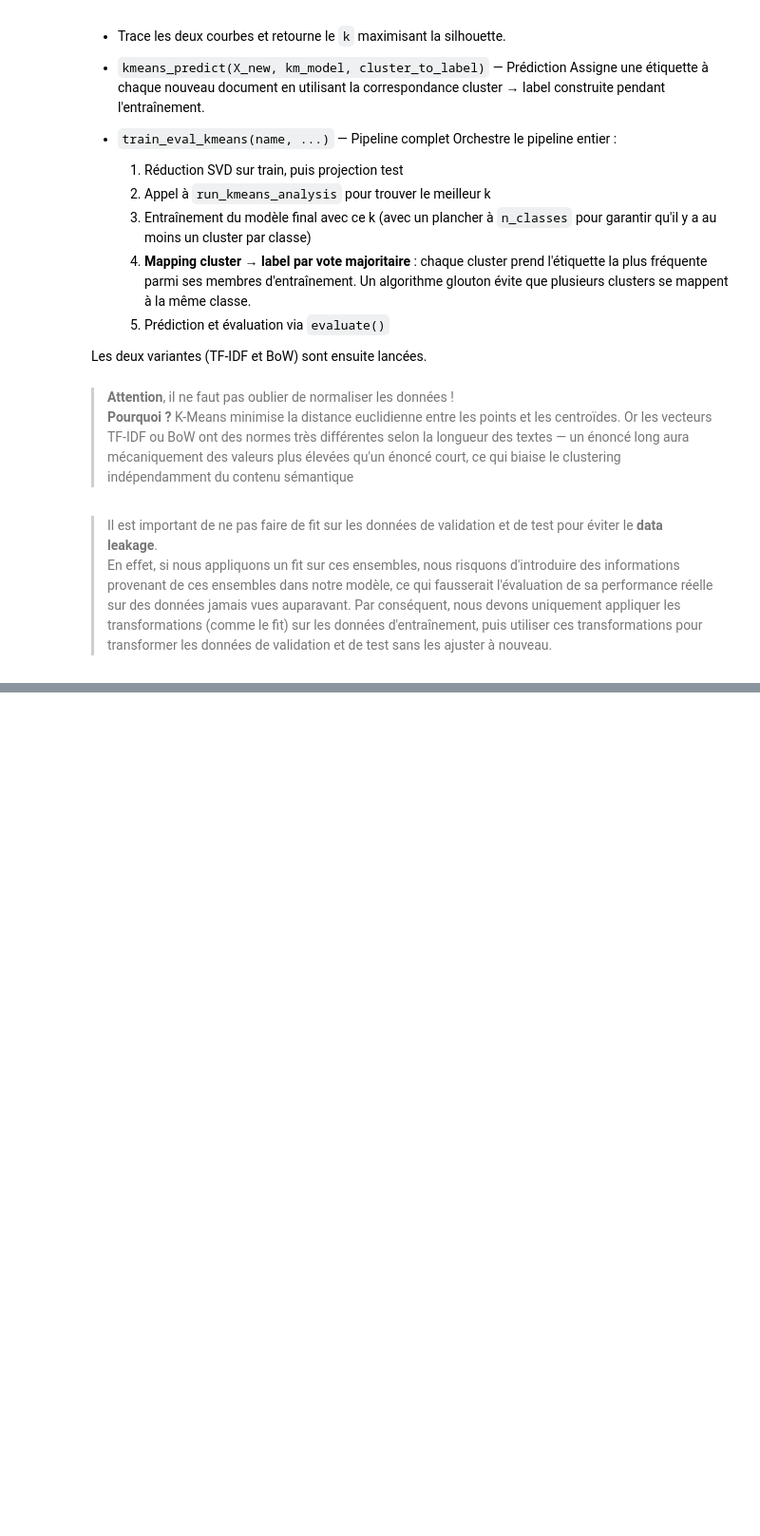
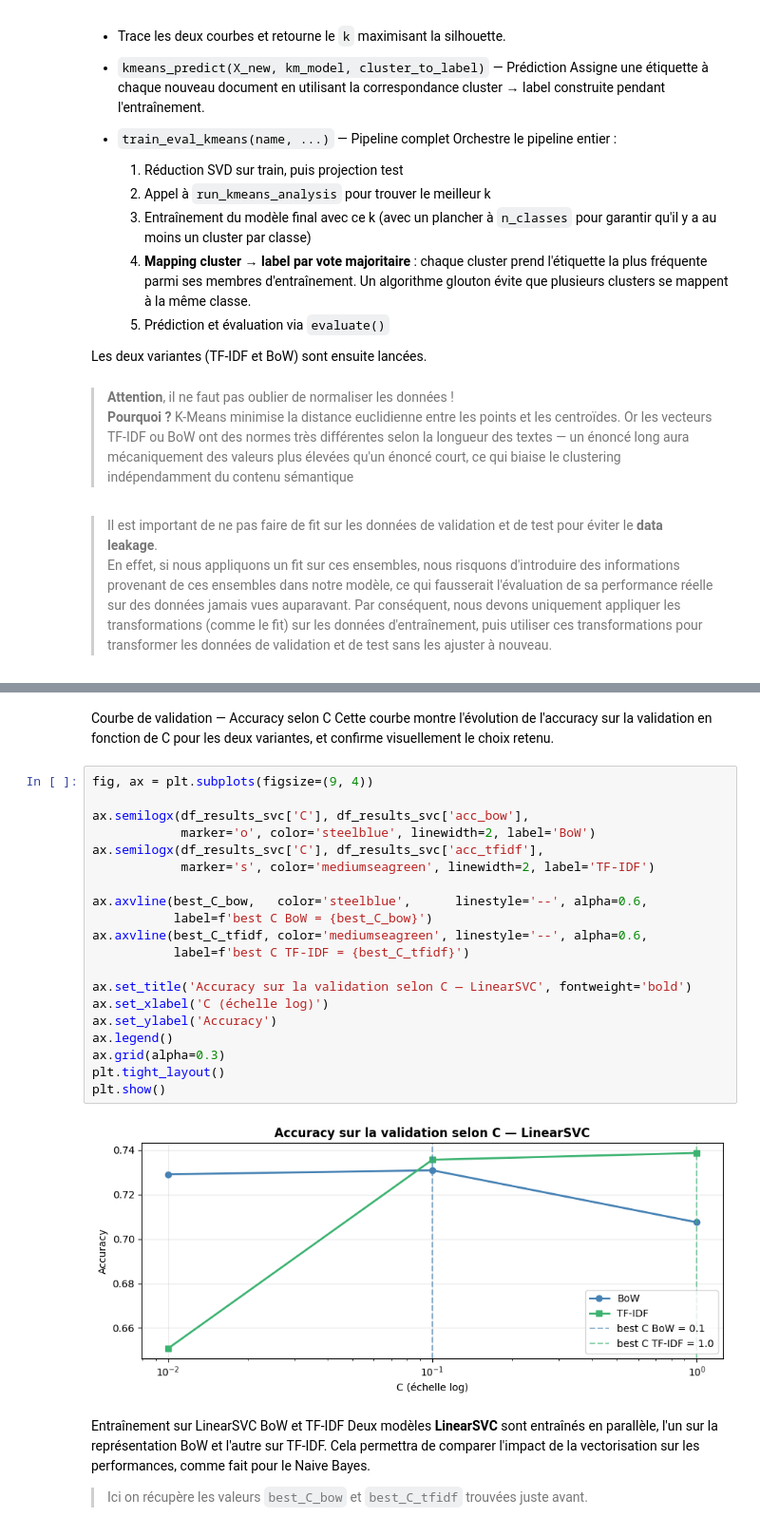
Before and after one commit to cypnet/Analyse-de-conversations-sur-la-sant-mentale, a Jupyter notebook: notebooks/CRUZDiogo/ETAPE2-Analyse_des_sentiments_des_conversations.ipynb, the cells around one changed output, grey strips where cells are left out. Shown at 95% size. Drawn from its saved outputs; the diff is of its cells as text; blank space fills up the shorter version.

Commit message:
linearsvc and bert

```diff
--- a/notebooks/CRUZDiogo/ETAPE2-Analyse_des_sentiments_des_conversations.ipynb
+++ b/notebooks/CRUZDiogo/ETAPE2-Analyse_des_sentiments_des_conversations.ipynb
@@ -956,0 +993,31 @@ or set the environment variable OPENBLAS_NUM_THREADS to 128 or lower
+# %% [markdown]
+Courbe de validation — Accuracy selon C
+Cette courbe montre l'évolution de l'accuracy sur la validation en fonction de C
+pour les deux variantes, et confirme visuellement le choix retenu.
+# %%
+fig, ax = plt.subplots(figsize=(9, 4))
+
+ax.semilogx(df_results_svc['C'], df_results_svc['acc_bow'],
+            marker='o', color='steelblue', linewidth=2, label='BoW')
+ax.semilogx(df_results_svc['C'], df_results_svc['acc_tfidf'],
+            marker='s', color='mediumseagreen', linewidth=2, label='TF-IDF')
+
+ax.axvline(best_C_bow,   color='steelblue',      linestyle='--', alpha=0.6,
+           label=f'best C BoW = {best_C_bow}')
+ax.axvline(best_C_tfidf, color='mediumseagreen', linestyle='--', alpha=0.6,
+           label=f'best C TF-IDF = {best_C_tfidf}')
+
+ax.set_title('Accuracy sur la validation selon C — LinearSVC', fontweight='bold')
+ax.set_xlabel('C (échelle log)')
+ax.set_ylabel('Accuracy')
+ax.legend()
+ax.grid(alpha=0.3)
+plt.tight_layout()
+plt.show()
+# %% [output]
+[figure, added]
+# %% [markdown]
+Entraînement sur LinearSVC BoW et TF-IDF
+Deux modèles **LinearSVC** sont entraînés en parallèle, l'un sur la représentation
+BoW et l'autre sur TF-IDF. Cela permettra de comparer l'impact de la vectorisation sur les performances, comme fait pour le Naive Bayes.
+> Ici on récupère les valeurs `best_C_bow` et `best_C_tfidf` trouvées juste avant.
```
Also changed, not shown: parts of 8 cells of this notebook, 1 other file.
